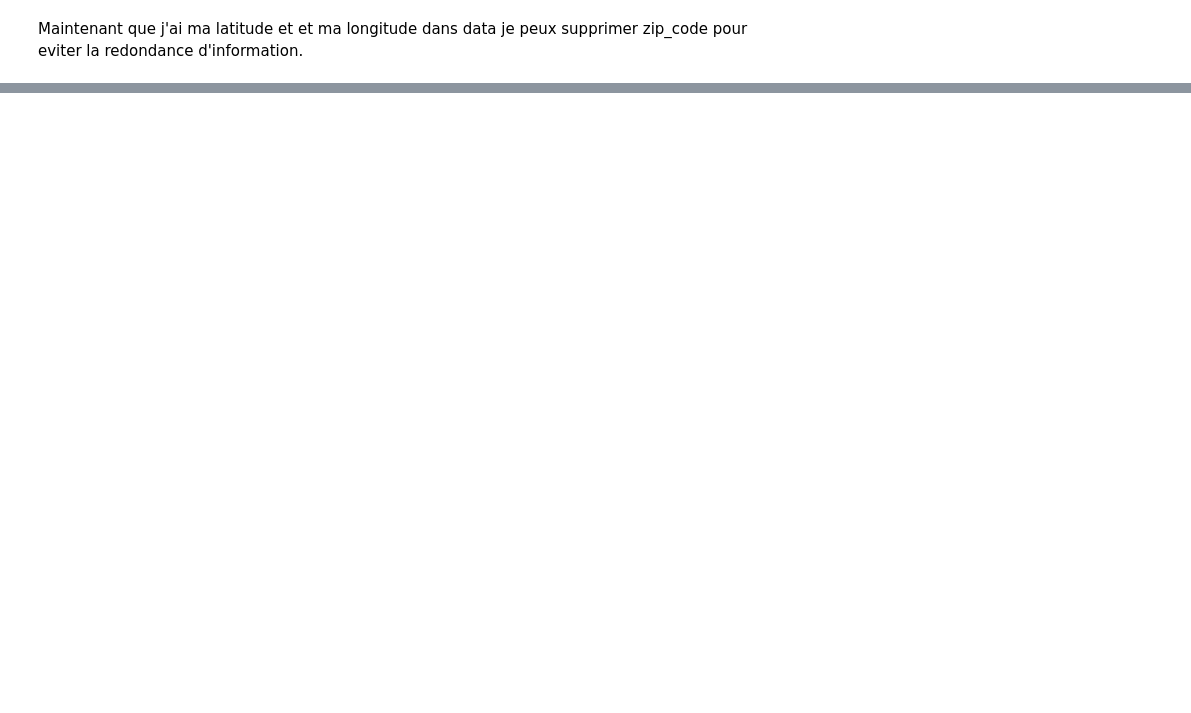
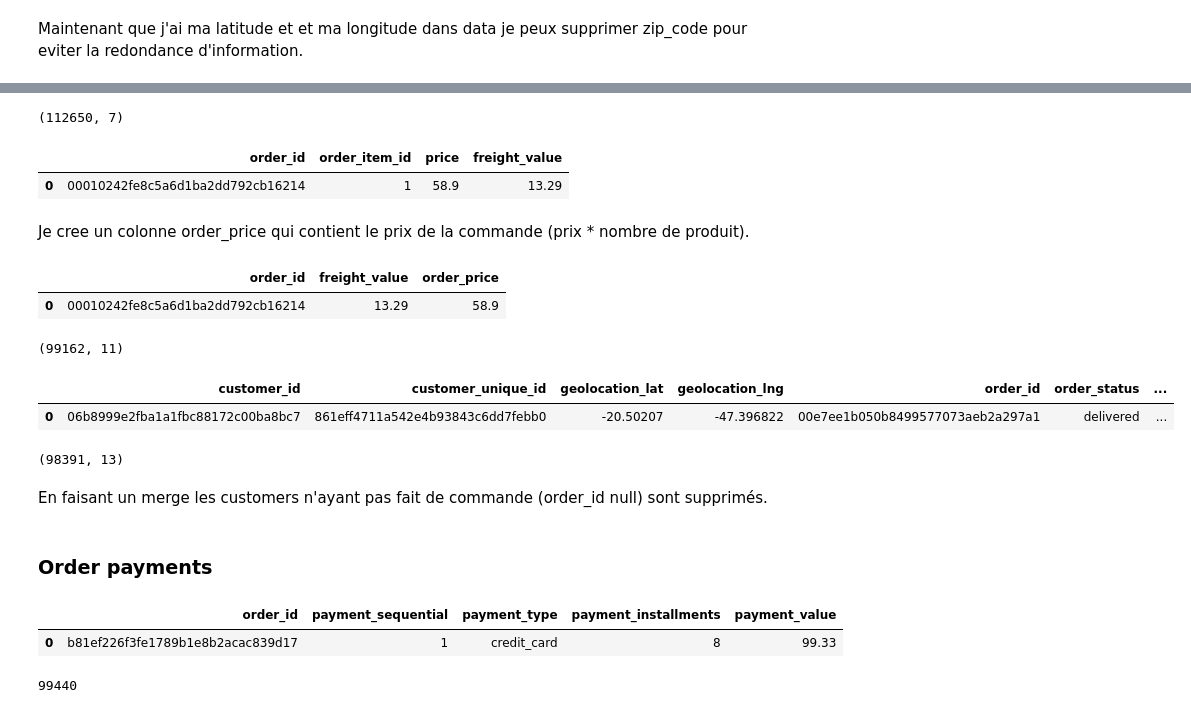
Before and after one commit to subut0n/marketing_segmentation, a Jupyter notebook: segmentation_eda.ipynb, the cells around one changed output, grey strips where cells are left out. Saved outputs shown, nothing was run; the diff lists cells and outputs as text; code cells hidden in the pictures; blank space fills up the shorter version.

```diff
--- a/segmentation_eda.ipynb
+++ b/segmentation_eda.ipynb
@@ -463,0 +409,2 @@ data.shape
+# %%
+data = data.merge(df_orders, on="customer_id")
@@ -463,0 +433,46 @@ data.shape
+# %%
+df_order_items.shape
+# %% [output]
+(112650, 7)
+# %%
+df_order_items = df_order_items.groupby('order_id').sum().reset_index()
+df_order_items.head(1)
+# %% [output]
+|  | order_id | order_item_id | price | freight_value |
+| 0 | 00010242fe8c5a6d1ba2dd792cb16214 | 1 | 58.9 | 13.29 |
+# %% [markdown]
+Je cree un colonne order_price qui contient le prix de la commande (prix * nombre de produit).
+# %%
+df_order_items['order_price'] = df_order_items.price * df_order_items.order_item_id
+df_order_items = df_order_items.drop(['price', 'order_item_id'], axis=1)
+df_order_items.head(1)
+# %% [output]
+|  | order_id | freight_value | order_price |
+| 0 | 00010242fe8c5a6d1ba2dd792cb16214 | 13.29 | 58.9 |
+# %%
+data.shape
+# %% [output]
+(99162, 11)
+# %%
+data = data.merge(df_order_items, on="order_id")
+data.head(1)
+# %% [output]
+|  | customer_id | customer_unique_id | geolocation_lat | geolocation_lng | order_id | order_status | ... |
+| 0 | 06b8999e2fba1a1fbc88172c00ba8bc7 | 861eff4711a542e4b93843c6dd7febb0 | -20.50207 | -47.396822 | 00e7ee1b050b8499577073aeb2a297a1 | delivered | ... |
+# %%
+data.shape
+# %% [output]
+(98391, 13)
+# %% [markdown]
+En faisant un merge les customers n'ayant pas fait de commande (order_id null) sont supprimés.
+# %% [markdown]
+### Order payments
+# %%
+df_order_payments.head(1)
+# %% [output]
+|  | order_id | payment_sequential | payment_type | payment_installments | payment_value |
+| 0 | b81ef226f3fe1789b1e8b2acac839d17 | 1 | credit_card | 8 | 99.33 |
+# %%
+len(df_order_payments.order_id.unique())
+# %% [output]
+99440
```
Also changed, not shown: parts of 58 cells of this notebook.
